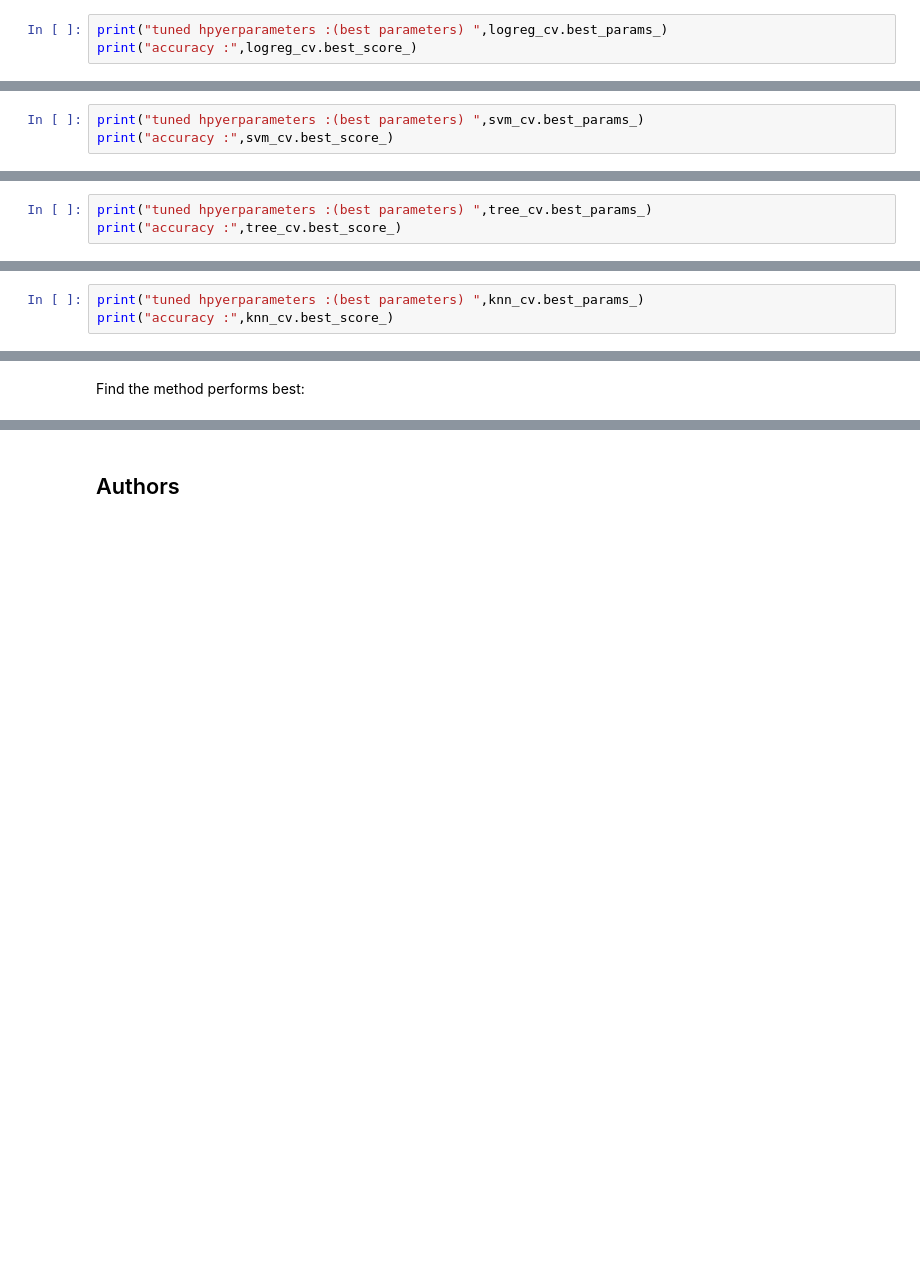
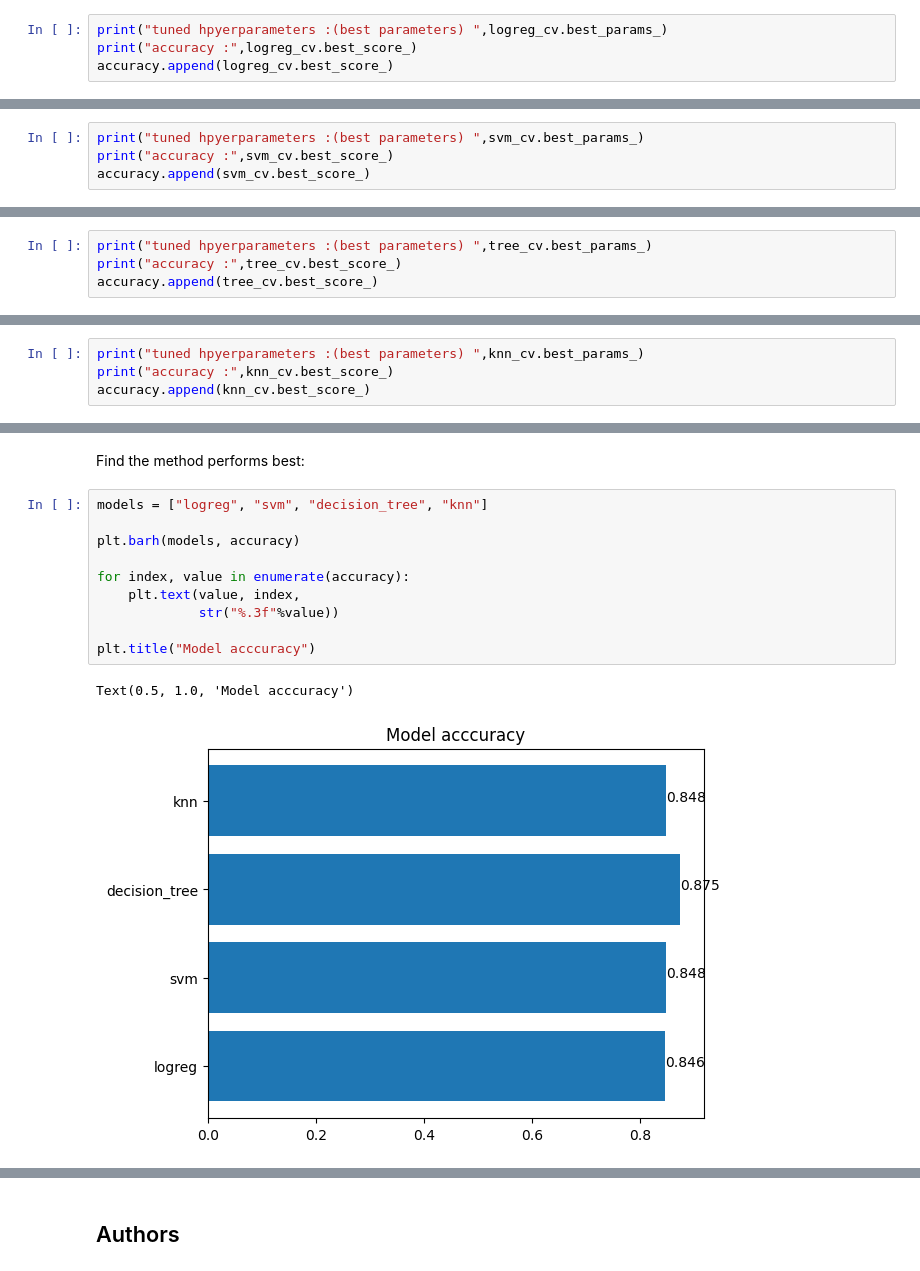
Before and after one commit to Kingaldubikhi/IBM_Applied_Data_Science_Capstone, a Jupyter notebook: 7.jupyter_SpaceX_Machine_Learning_Prediction.jupyterlite.ipynb, the cells around one changed output, grey strips where cells are left out. Drawn from its saved outputs; the diff is of its cells as text; blank space fills up the shorter version.

```diff
--- a/7.jupyter_SpaceX_Machine_Learning_Prediction.jupyterlite.ipynb
+++ b/7.jupyter_SpaceX_Machine_Learning_Prediction.jupyterlite.ipynb
@@ -176,6 +178,7 @@ We output the <code>GridSearchCV</code> object for logistic regression. We displ
 # %%
 print("tuned hpyerparameters :(best parameters) ",logreg_cv.best_params_)
 print("accuracy :",logreg_cv.best_score_)
+accuracy.append(logreg_cv.best_score_)
 # %% [output]
 tuned hpyerparameters :(best parameters)  {'C': 0.01, 'penalty': 'l2', 'solver': 'lbfgs'}
 accuracy : 0.8464285714285713
@@ -219,6 +222,7 @@ GridSearchCV(cv=10, estimator=SVC(),
 # %%
 print("tuned hpyerparameters :(best parameters) ",svm_cv.best_params_)
 print("accuracy :",svm_cv.best_score_)
+accuracy.append(svm_cv.best_score_)
 # %% [output]
 tuned hpyerparameters :(best parameters)  {'C': 1.0, 'gamma': 0.03162277660168379, 'kernel': 'sigmoid'}
 accuracy : 0.8482142857142856
@@ -265,4 +269,5 @@ GridSearchCV(cv=10, estimator=DecisionTreeClassifier(),
 # %%
 print("tuned hpyerparameters :(best parameters) ",tree_cv.best_params_)
 print("accuracy :",tree_cv.best_score_)
+accuracy.append(tree_cv.best_score_)
 # %% [output]
@@ -305,6 +310,7 @@ GridSearchCV(cv=10, estimator=KNeighborsClassifier(),
 # %%
 print("tuned hpyerparameters :(best parameters) ",knn_cv.best_params_)
 print("accuracy :",knn_cv.best_score_)
+accuracy.append(knn_cv.best_score_)
 # %% [output]
 tuned hpyerparameters :(best parameters)  {'algorithm': 'auto', 'n_neighbors': 10, 'p': 1}
 accuracy : 0.8482142857142858
@@ -328,6 +334,19 @@ plot_confusion_matrix(Y_test,yhat)
 ## TASK  12
 # %% [markdown]
 Find the method performs best:
+# %%
+models = ["logreg", "svm", "decision_tree", "knn"]
+
+plt.barh(models, accuracy)
+
+for index, value in enumerate(accuracy):
+    plt.text(value, index,
+             str("%.3f"%value))
+
+plt.title("Model acccuracy")
+# %% [output]
+Text(0.5, 1.0, 'Model acccuracy')
+[figure, added]
 # %%
 print("logreg_score:", "%.3f"%logreg_score,
 "svm_score:", "%.3f"%svm_score,
```
Also changed, not shown: parts of 5 cells of this notebook.
